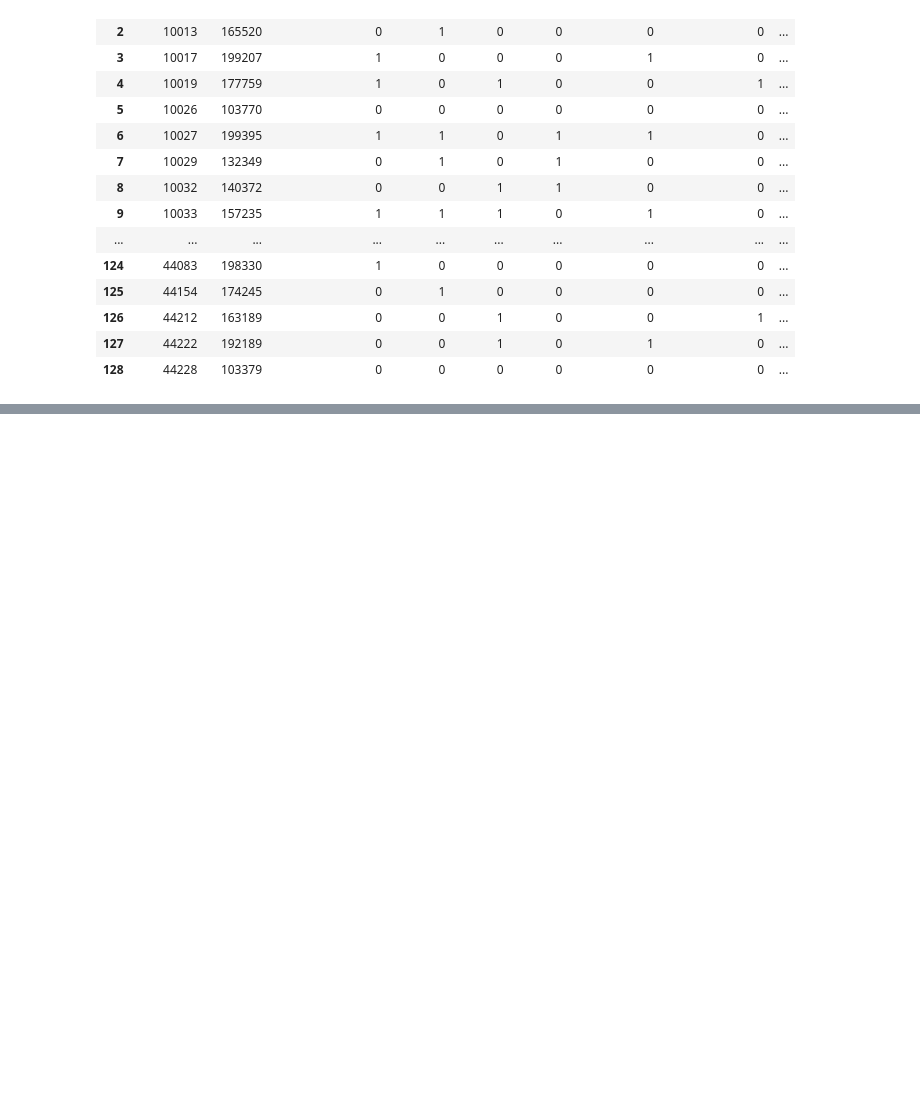
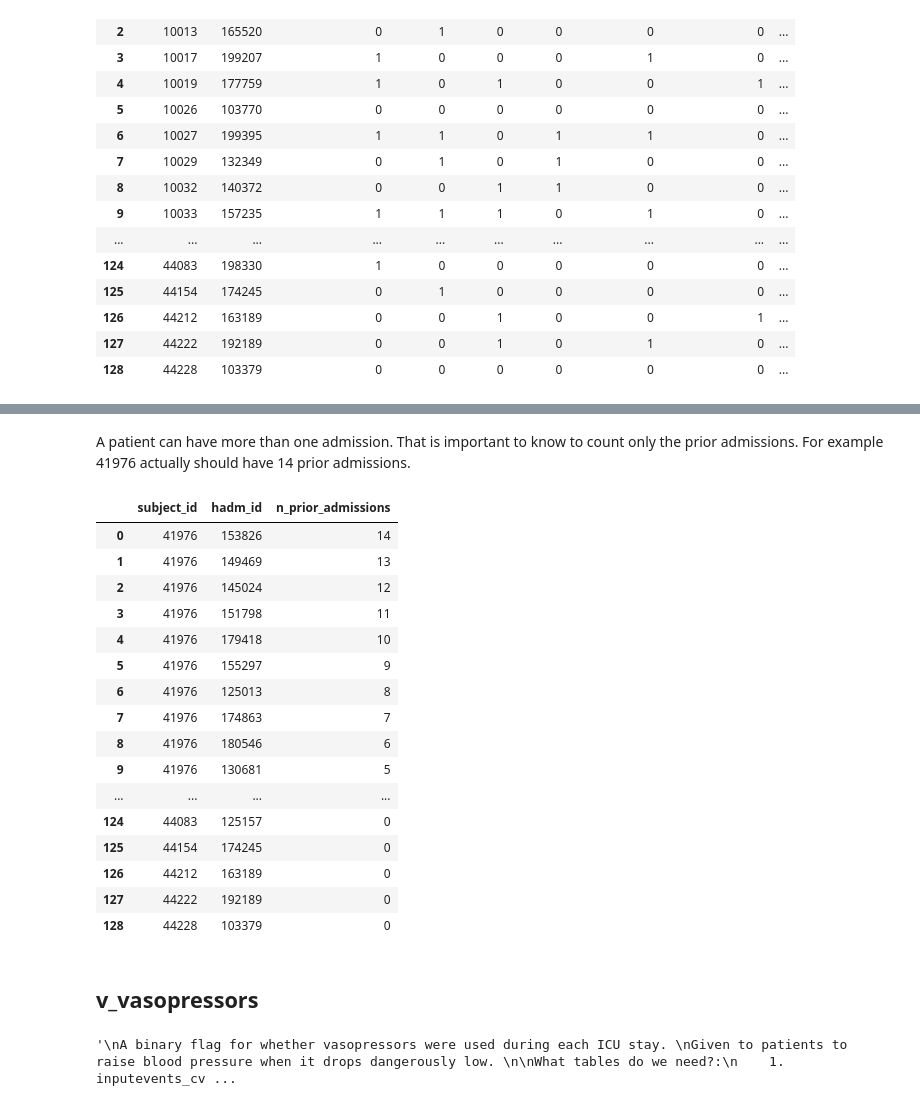
Before and after one commit to cristopher-d-delgado/clinical_intelligence, a Jupyter notebook: notebooks/eda.ipynb, the cells around one changed output, grey strips where cells are left out. Drawn from its saved outputs; the diff is of its cells as text; code cells hidden in the pictures; blank space fills up the shorter version.

Commit message:
created v_vasopressor table

```diff
--- a/notebooks/eda.ipynb
+++ b/notebooks/eda.ipynb
@@ -924,0 +960,49 @@ GROUP BY d.subject_id, d.hadm_id;
+# %% [markdown]
+A patient can have more than one admission. That is important to know to count only the prior admissions.
+For example 41976 actually should have 14 prior admissions.
+# %%
+pd.read_sql("""
+    SELECT
+        a1.subject_id,
+        a1.hadm_id,
+        COUNT(a2.hadm_id) AS n_prior_admissions
+    FROM admissions AS a1
+    LEFT JOIN admissions AS a2
+        ON  a1.subject_id = a2.subject_id
+        AND a2.admittime  < a1.admittime
+    GROUP BY a1.subject_id, a1.hadm_id
+    ORDER BY n_prior_admissions DESC
+""", conn)
+# %% [output]
+|  | subject_id | hadm_id | n_prior_admissions |
+| 0 | 41976 | 153826 | 14 |
+| 1 | 41976 | 149469 | 13 |
+| 2 | 41976 | 145024 | 12 |
+| 3 | 41976 | 151798 | 11 |
+| 4 | 41976 | 179418 | 10 |
+| 5 | 41976 | 155297 | 9 |
+| 6 | 41976 | 125013 | 8 |
+| 7 | 41976 | 174863 | 7 |
+| 8 | 41976 | 180546 | 6 |
+| 9 | 41976 | 130681 | 5 |
+| ... | ... | ... | ... |
+| 124 | 44083 | 125157 | 0 |
+| 125 | 44154 | 174245 | 0 |
+| 126 | 44212 | 163189 | 0 |
+| 127 | 44222 | 192189 | 0 |
+| 128 | 44228 | 103379 | 0 |
+# %% [markdown]
+## v_vasopressors
+# %%
+"""
+A binary flag for whether vasopressors were used during each ICU stay.
+Given to patients to raise blood pressure when it drops dangerously low.
+
+What tables do we need?:
+    1. inputevents_cv which stores CareVue system
+    2. inputevents_mv which stores Metavisions system
+    3. drgcodes which lets us know the drug
+
+"""
+# %% [output]
+'\nA binary flag for whether vasopressors were used during each ICU stay. \nGiven to patients to raise blood pressure when it drops dangerously low. \n\nWhat tables do we need?:\n    1. inputevents_cv ...
```
Also changed, not shown: parts of 6 cells of this notebook.
